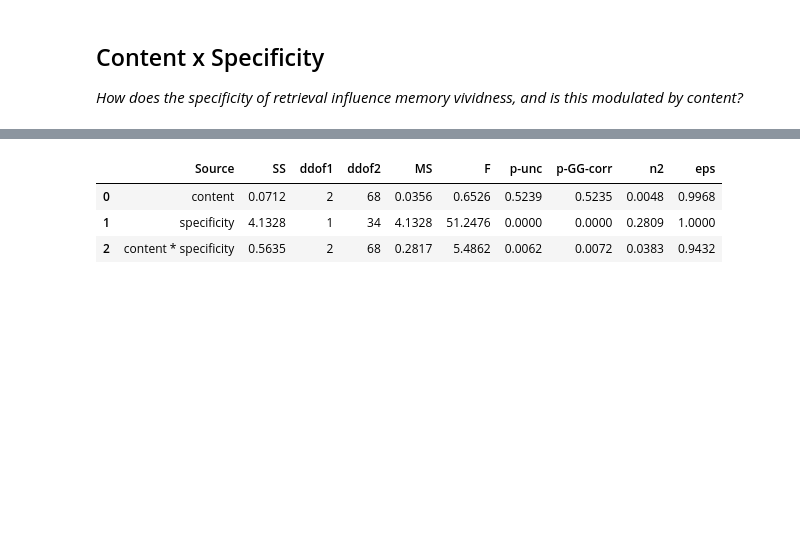
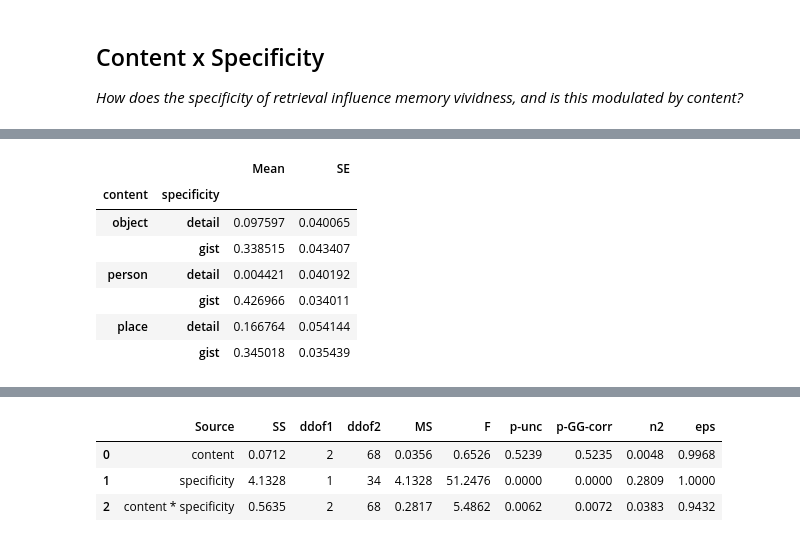
Before and after one commit to memobc/paper-vividness-features, a Jupyter notebook: code/vividness_analysis_Exp2.ipynb, the cells around one changed output, grey strips where cells are left out. Saved outputs shown, nothing was run; the diff lists cells and outputs as text; code cells hidden in the pictures; blank space fills up the shorter version.

```diff
--- a/code/vividness_analysis_Exp2.ipynb
+++ b/code/vividness_analysis_Exp2.ipynb
@@ -421,4 +421,17 @@ cor_params.head()
 | 4 | 205 | object | detail | -0.181989 | -0.184039 |
+# %%
+# group averages by content and specificity:
+pd.DataFrame(cor_params.groupby(['content','specificity']).agg(Mean=('z', 'mean'),
+                                                               SE=('z', 'sem')))
+# %% [output]
+|  |  | Mean | SE |
+| content | specificity |  |  |
+| object | detail | 0.097597 | 0.040065 |
+|  | gist | 0.338515 | 0.043407 |
+| person | detail | 0.004421 | 0.040192 |
+|  | gist | 0.426966 | 0.034011 |
+| place | detail | 0.166764 | 0.054144 |
+|  | gist | 0.345018 | 0.035439 |
 # %%
 # one-sample t-tests:
 tests = []
```
Also changed, not shown: parts of 5 cells of this notebook, 20 other files.
